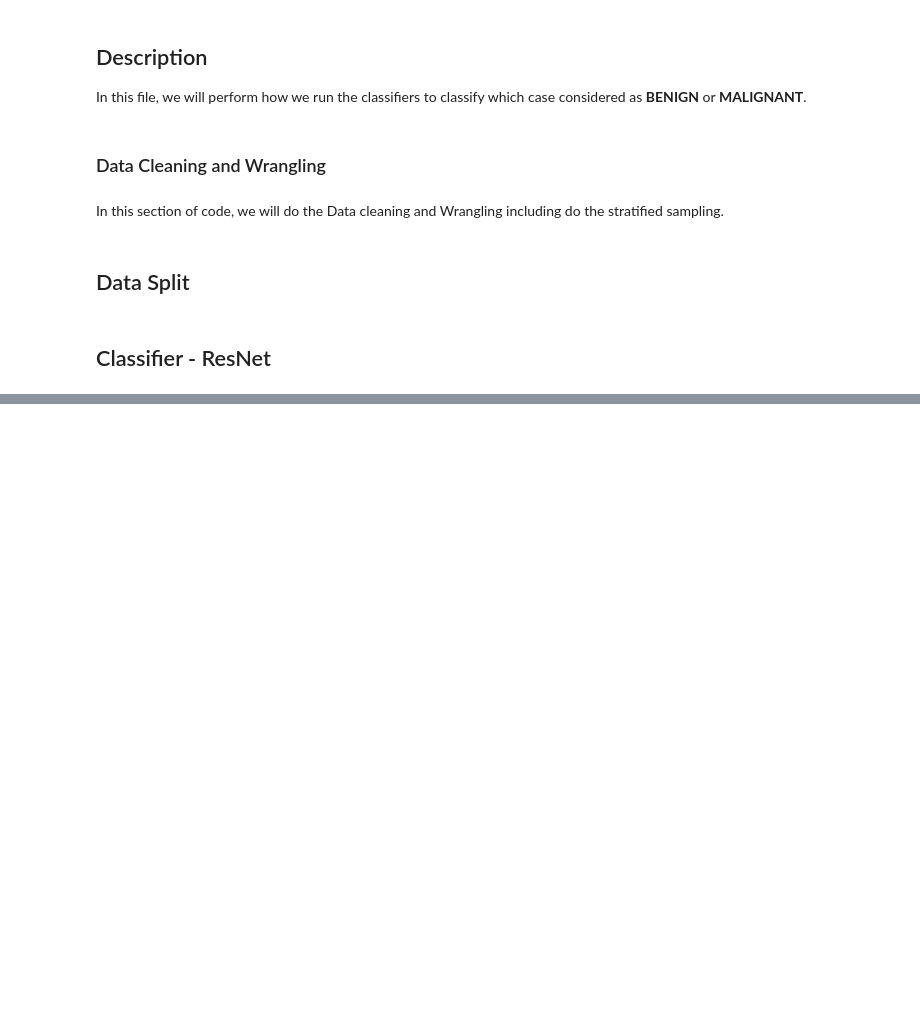
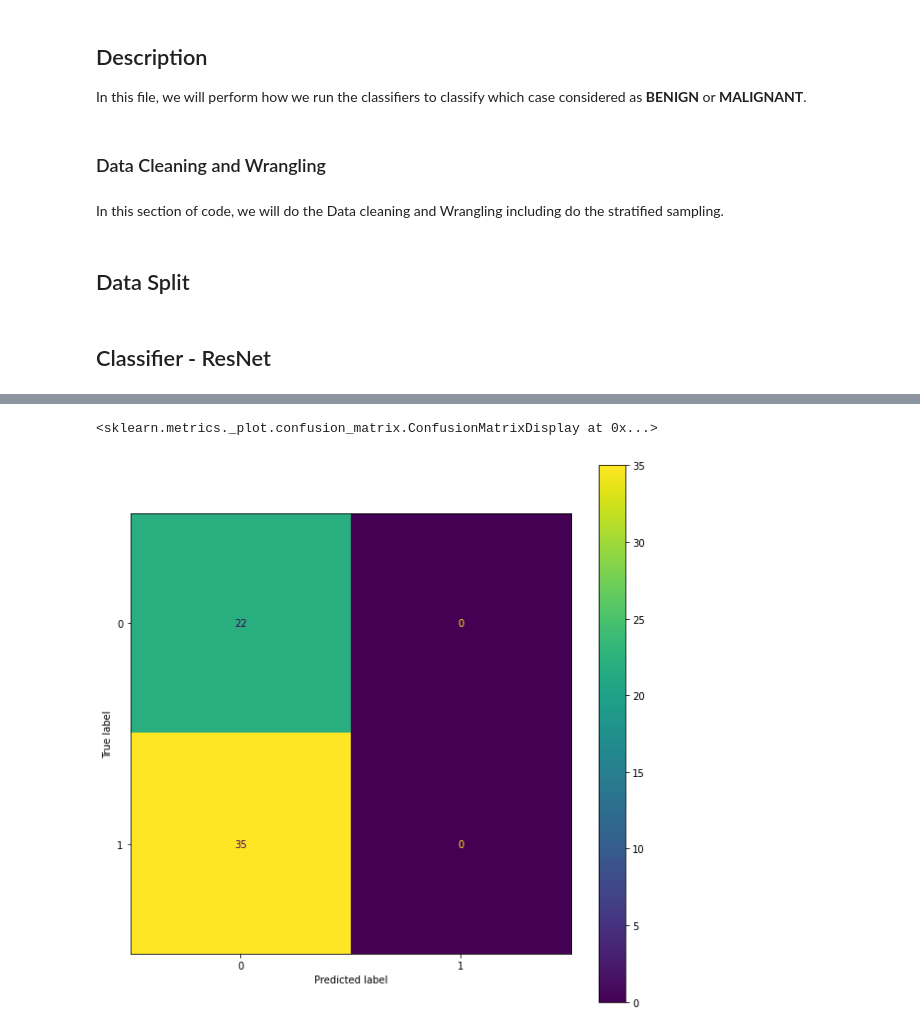
Before and after one commit to dishk7395/IFN646_Project_Biomedical, a Jupyter notebook: IFN 646-Project.ipynb, the cells around one changed output, grey strips where cells are left out. Cells and saved outputs as stored; diff of their text form; code cells hidden in the pictures; blank space fills up the shorter version.

```diff
--- a/IFN 646-Project.ipynb
+++ b/IFN 646-Project.ipynb
@@ -242,6 +244,6 @@ model_cnn.compile(optimizer=tf.keras.optimizers.Adam(),
 # %%
 history = model_cnn.fit(training_full_img,train_pathology,
                     batch_size=64,
-                    epochs=20,
+                    epochs=30,
                     validation_data=(test_full_img, test_pathology))
 # %% [output]
@@ -269,0 +306,14 @@ eval_models(model_cnn, test_full_img, test_pathology, history)
+# %%
+pred = model_cnn.predict(test_full_img)
+indexes = tf.argmax(pred, axis=1)
+i = tf.cast([], tf.int32)
+indexes = tf.gather_nd(indexes, i)
+
+cm = confusion_matrix(test_target['encode'], indexes)
+fig = plt.figure(figsize=[10, 10])
+ax = fig.add_subplot(1, 1, 1)
+c = ConfusionMatrixDisplay(cm)
+c.plot(ax = ax)
+# %% [output]
+<sklearn.metrics._plot.confusion_matrix.ConfusionMatrixDisplay at 0x...>
+[figure, added]
```
Also changed, not shown: parts of 12 cells of this notebook.
